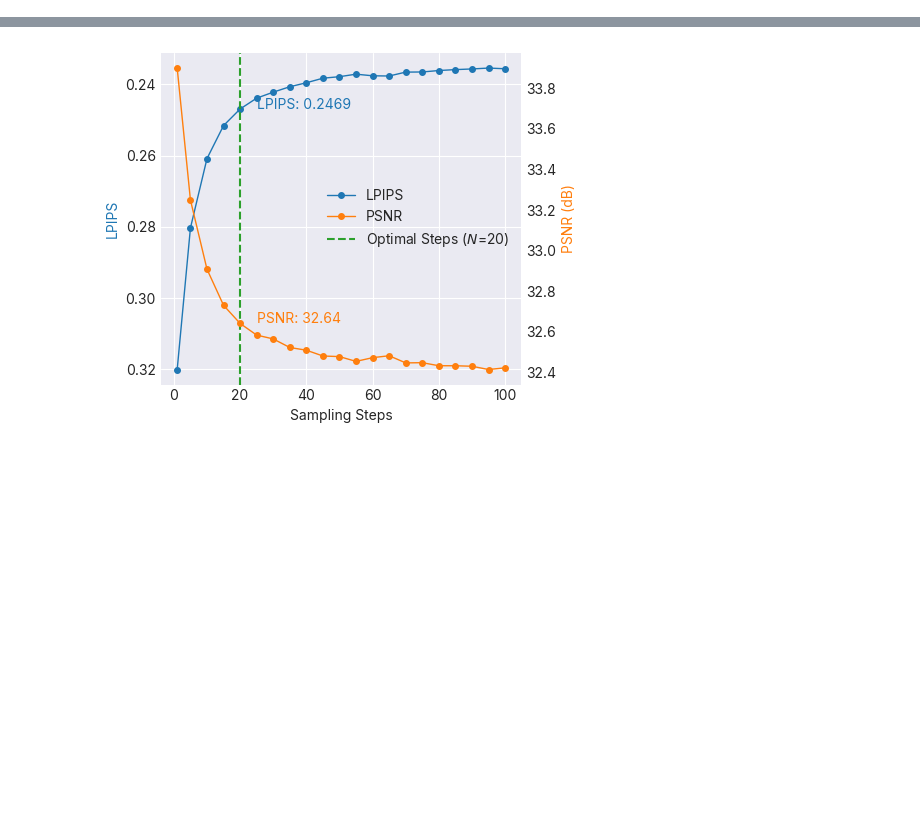
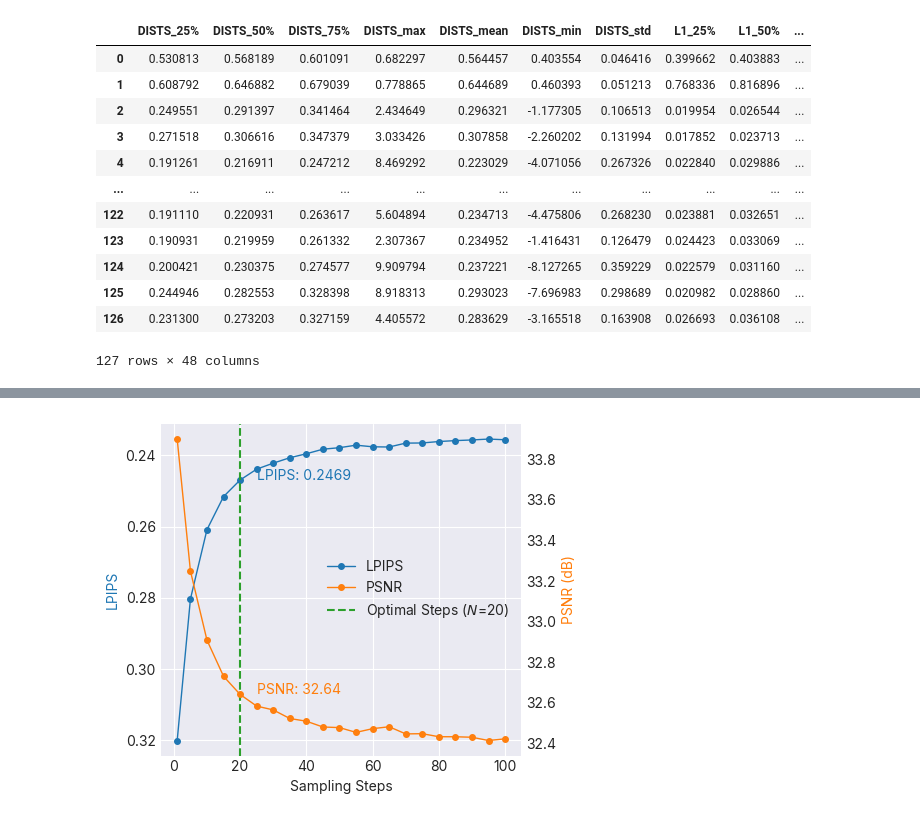
Before and after one commit to DakotaHester/s2flow, a Jupyter notebook: notebooks/plot_sampling.ipynb, the cells around one changed output, grey strips where cells are left out. Cells and saved outputs as stored; diff of their text form; code cells hidden in the pictures; blank space fills up the shorter version.

```diff
--- a/notebooks/plot_sampling.ipynb
+++ b/notebooks/plot_sampling.ipynb
@@ -207,0 +208,17 @@ optimal_samples_gdf.sort_values(by='LPIPS_mean')[['sampler', 'steps', 'DISTS_mea
+# %%
+df = pd.read_csv('../runs/s2flow_sr_sampling_sweep/20251117_094927/summary_sampling_metrics.csv')
+df
+# %% [output]
+|  | DISTS_25% | DISTS_50% | DISTS_75% | DISTS_max | DISTS_mean | DISTS_min | DISTS_std | L1_25% | L1_50% | ... |
+| 0 | 0.530813 | 0.568189 | 0.601091 | 0.682297 | 0.564457 | 0.403554 | 0.046416 | 0.399662 | 0.403883 | ... |
+| 1 | 0.608792 | 0.646882 | 0.679039 | 0.778865 | 0.644689 | 0.460393 | 0.051213 | 0.768336 | 0.816896 | ... |
+| 2 | 0.249551 | 0.291397 | 0.341464 | 2.434649 | 0.296321 | -1.177305 | 0.106513 | 0.019954 | 0.026544 | ... |
+| 3 | 0.271518 | 0.306616 | 0.347379 | 3.033426 | 0.307858 | -2.260202 | 0.131994 | 0.017852 | 0.023713 | ... |
+| 4 | 0.191261 | 0.216911 | 0.247212 | 8.469292 | 0.223029 | -4.071056 | 0.267326 | 0.022840 | 0.029886 | ... |
+| ... | ... | ... | ... | ... | ... | ... | ... | ... | ... | ... |
+| 122 | 0.191110 | 0.220931 | 0.263617 | 5.604894 | 0.234713 | -4.475806 | 0.268230 | 0.023881 | 0.032651 | ... |
+| 123 | 0.190931 | 0.219959 | 0.261332 | 2.307367 | 0.234952 | -1.416431 | 0.126479 | 0.024423 | 0.033069 | ... |
+| 124 | 0.200421 | 0.230375 | 0.274577 | 9.909794 | 0.237221 | -8.127265 | 0.359229 | 0.022579 | 0.031160 | ... |
+| 125 | 0.244946 | 0.282553 | 0.328398 | 8.918313 | 0.293023 | -7.696983 | 0.298689 | 0.020982 | 0.028860 | ... |
+| 126 | 0.231300 | 0.273203 | 0.327159 | 4.405572 | 0.283629 | -3.165518 | 0.163908 | 0.026693 | 0.036108 | ... |
+127 rows × 48 columns
```
Also changed, not shown: parts of 24 cells of this notebook, 24 other files.
